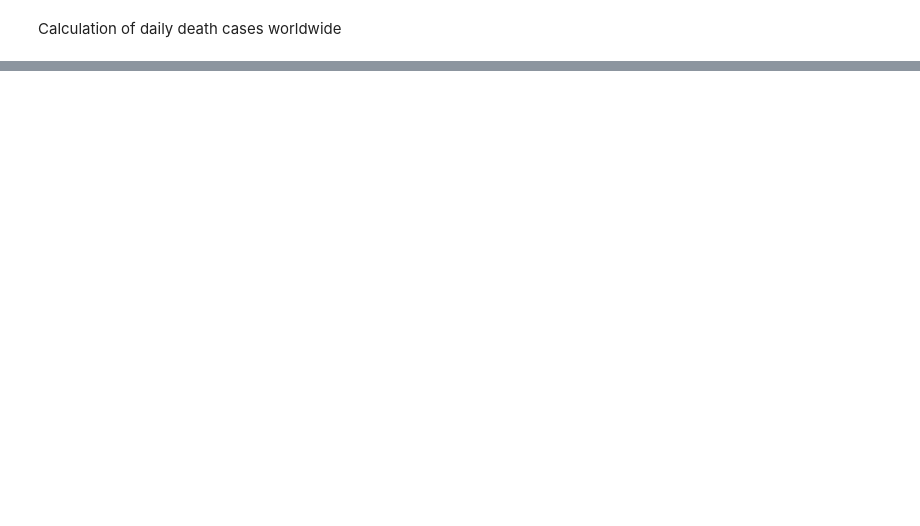
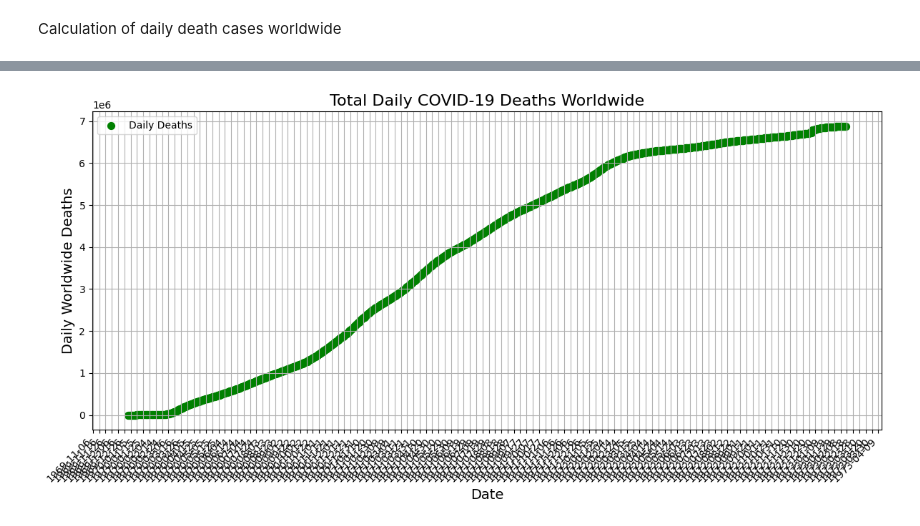
Before and after one commit to DiwashPaudel/DiwashPaudel, a Jupyter notebook: Assesment2.ipynb, the cells around one changed output, grey strips where cells are left out. Cells and saved outputs as stored; diff of their text form; code cells hidden in the pictures; blank space fills up the shorter version.

```diff
--- a/Assesment2.ipynb
+++ b/Assesment2.ipynb
@@ -206,0 +264,18 @@ plt.show()
+# %%
+# Plotting the total daily deaths worldwide using a scatter plot
+plt.figure(figsize=(12, 6))  # Set the figure size
+plt.scatter(total_daily_deaths_worldwide.index, total_daily_deaths_worldwide, color='green', label='Daily Deaths', s=50)
+plt.xlabel('Date', fontsize=14)
+plt.ylabel('Daily Worldwide Deaths', fontsize=14)
+plt.title('Total Daily COVID-19 Deaths Worldwide', fontsize=16)
+# Formatting the date on x-axis
+plt.gca().xaxis.set_major_formatter(mdates.DateFormatter('%Y-%m-%d'))
+plt.gca().xaxis.set_major_locator(mdates.DayLocator(interval=10))  # Set interval for x-axis ticks
+plt.xticks(rotation=45, ha='right')  # Align to the right
+plt.grid()  # Add a grid for better visualization
+plt.legend()  # Show the legend
+# Show the plot
+plt.tight_layout()  # Adjust layout to prevent clipping of tick-labels
+plt.show()
+# %% [output]
+[figure, added]
```
Also changed, not shown: parts of 27 cells of this notebook.
